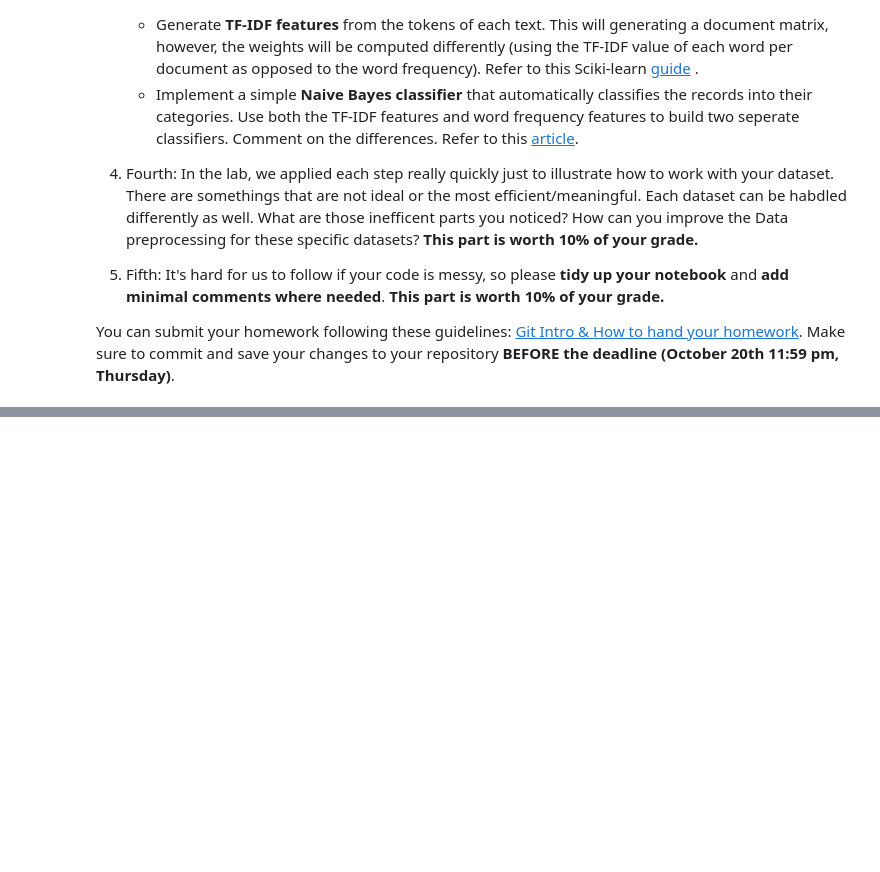
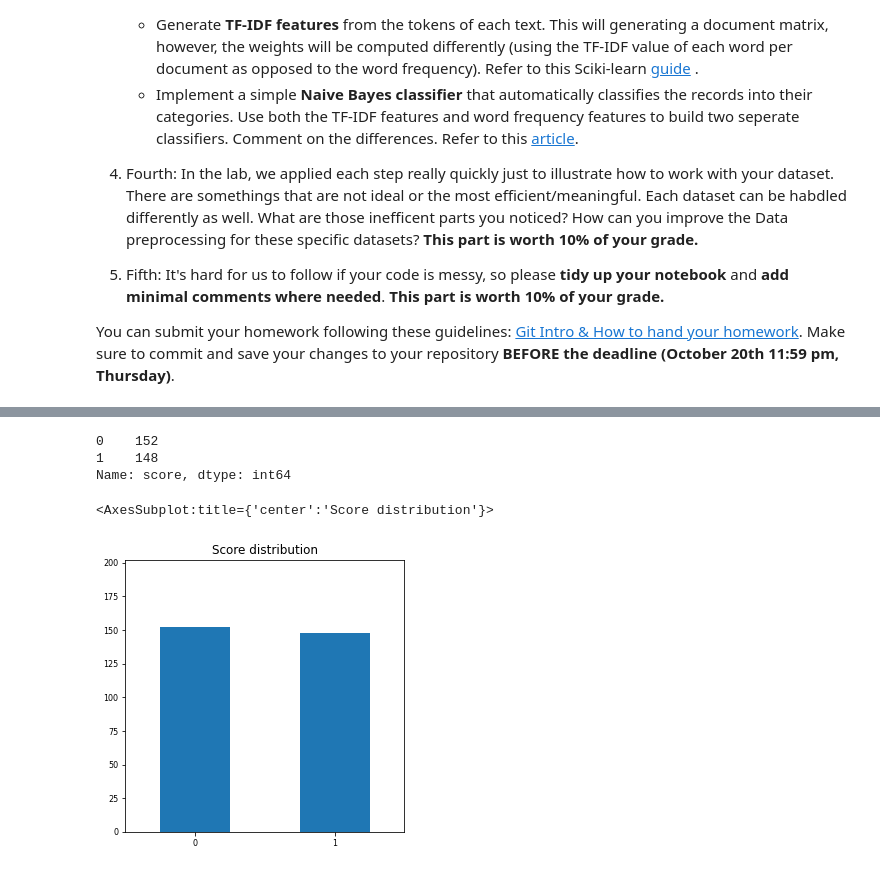
Before and after one commit to zyao5699/DM2022-Lab1-Homework, a Jupyter notebook: DM2022-Lab1-Homework.ipynb, the cells around one changed output, grey strips where cells are left out. Drawn from its saved outputs; the diff is of its cells as text; code cells hidden in the pictures; blank space fills up the shorter version.

```diff
--- a/DM2022-Lab1-Homework.ipynb
+++ b/DM2022-Lab1-Homework.ipynb
@@ -35,0 +279,2 @@ You can submit your homework following these guidelines: [Git Intro & How to han
+# %%
+df_sample = df.sample(n = 300)
@@ -35,0 +310,13 @@ You can submit your homework following these guidelines: [Git Intro & How to han
+# %%
+print(df_sample.score.value_counts())
+upper_bound = max(df_sample.score.value_counts()) + 50
+df_sample.score.value_counts().plot(kind = 'bar',
+                                    title = 'Score distribution',
+                                    ylim = [0, upper_bound],
+                                    rot = 0, fontsize = 8, figsize = (5,5))
+# %% [output]
+0    152
+1    148
+Name: score, dtype: int64
+<AxesSubplot:title={'center':'Score distribution'}>
+[figure, added]
```
Also changed, not shown: parts of 101 cells of this notebook, 10 other files.
